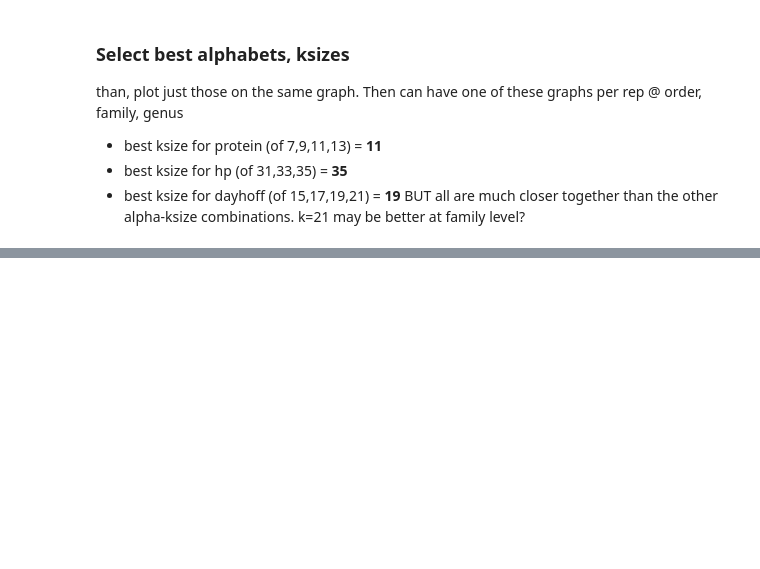
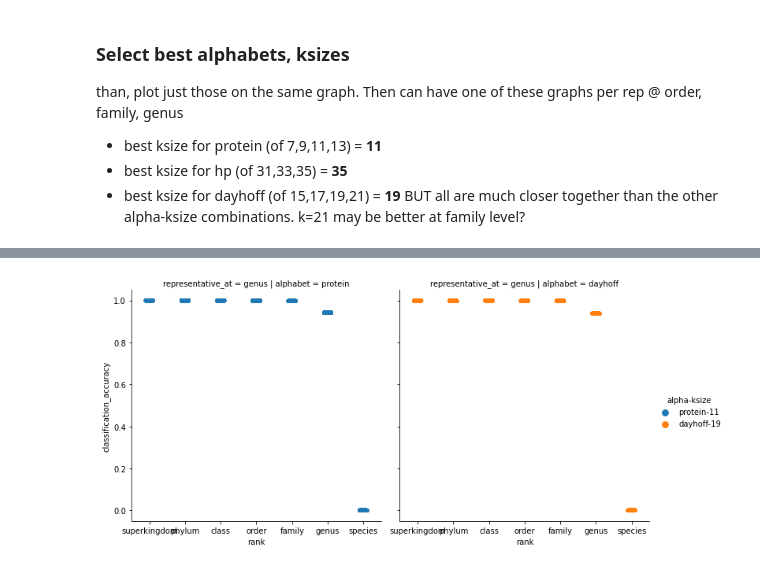
Before and after one commit to bluegenes/2020-gtdb-smash, a Jupyter notebook: notebooks/plot-gather-classify-accuracy.ipynb, the cells around one changed output, grey strips where cells are left out. Cells and saved outputs as stored; diff of their text form; code cells hidden in the pictures; blank space fills up the shorter version.

```diff
--- a/notebooks/plot-gather-classify-accuracy.ipynb
+++ b/notebooks/plot-gather-classify-accuracy.ipynb
@@ -110,0 +145,18 @@ g = sns.catplot(data=bestK[~bestK["rank"].isin(["species","genus"])],x="rank", y
+# %%
+translate_summaryDF = pd.concat([pd.read_csv(csv, index_col=0).assign(filename=os.path.basename(csv)) for csv in translate_summary_csvs])
+translate_matchesDF = pd.concat([pd.read_csv(csv, index_col=0).assign(filename=os.path.basename(csv)) for csv in translate_matches_csv])
+# %%
+translate_summaryDF.fillna(0, inplace=True)
+# add new columns based on scaled, ksize etc in the filenames
+#translate_summaryDF["scaled"]= translate_summaryDF["filename"].str.extract(r"scaled(\d*)")
+translate_summaryDF["scaled"]= 1000
+translate_summaryDF["ksize"] = translate_summaryDF["filename"].str.extract(r"k(\d*)")
+translate_summaryDF["input_molecule"] = translate_summaryDF["filename"].str.extract(r"gtdb_(\w*)")
+translate_summaryDF["alphabet"] = translate_summaryDF["filename"].str.extract(r"gtdb_\w*.rep_\w*.translate_(\w*)")
+translate_summaryDF["representative_at"] = translate_summaryDF["filename"].str.extract(r"rep_(\w*).\w*")
+translate_summaryDF["alpha-ksize"] = translate_summaryDF["alphabet"] + "-" + translate_summaryDF["ksize"]
+
+#steps_to_common_ancestor = {"species": 0, "genus": 1, "family": 2, "order": 3, "class": 4, "phylum": 5, "superkingdom": 6}
+#distDF["steps to common ancestor"] = distDF.apply(lambda x: steps_to_common_ancestor[x["rank"]], axis=1)
+
+translate_summaryDF
@@ -110,0 +178,2 @@ g = sns.catplot(data=bestK[~bestK["rank"].isin(["species","genus"])],x="rank", y
+# %%
+translate_summaryDF["classification_accuracy"] = translate_summaryDF["total_correct_lineages"] / (translate_summaryDF["total_correct_lineages"] + translate_summaryDF["total incorrect lineages"] + translate_summaryDF["total no match"] )
@@ -110,0 +197,4 @@ g = sns.catplot(data=bestK[~bestK["rank"].isin(["species","genus"])],x="rank", y
+# %%
+g = sns.catplot(data=translate_summaryDF,x="rank", y="classification_accuracy",  col="alphabet", hue="alpha-ksize", row="representative_at")
+# %% [output]
+[figure, added]
```
Also changed, not shown: parts of 15 cells of this notebook.
